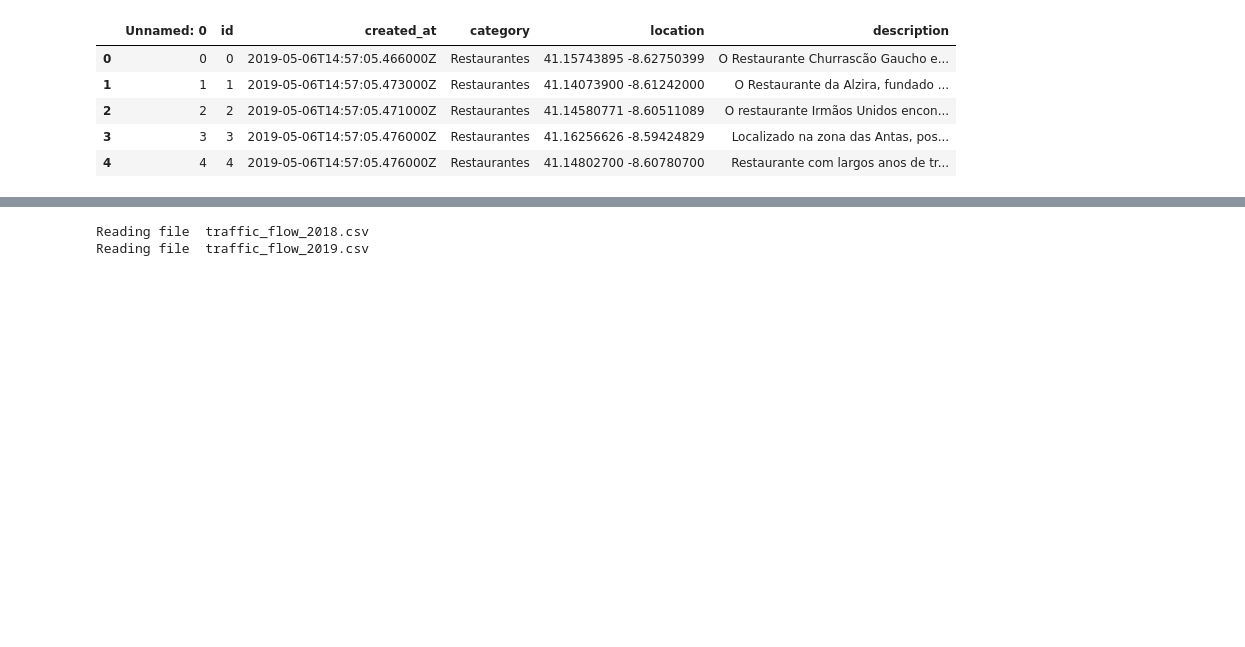
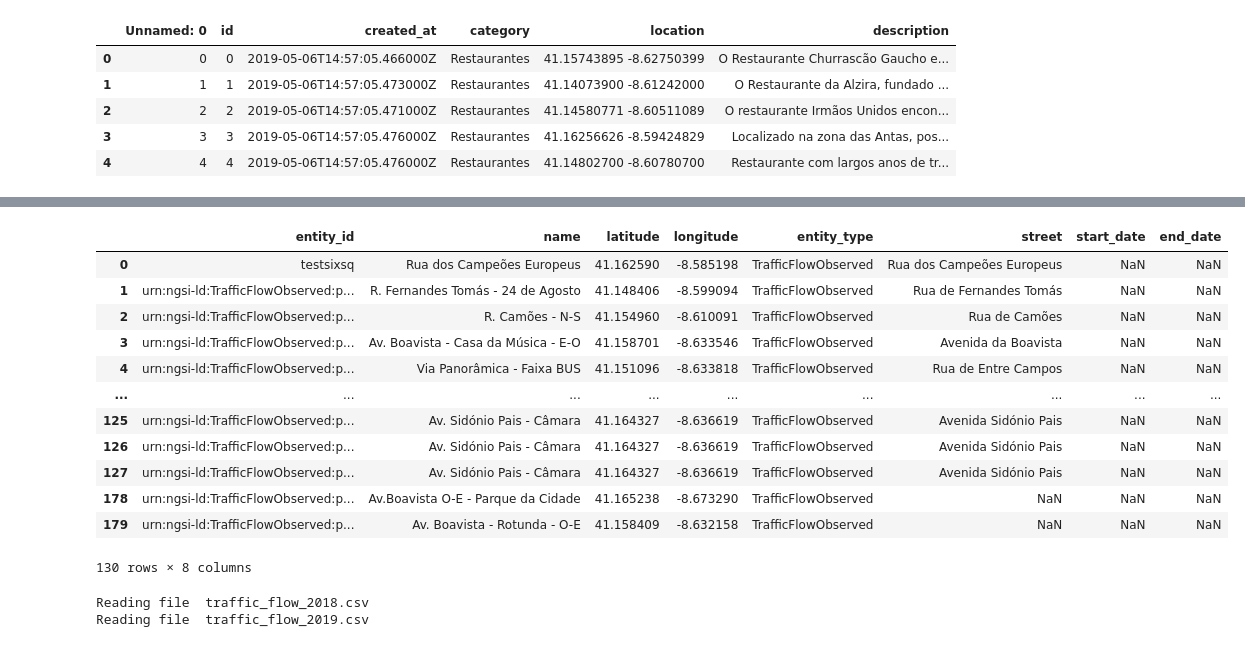
Before and after one commit to TiagoFilipeSousaGoncalves/wdl-tech-moguls, a Jupyter notebook: stage-2/code/Deliverable.ipynb, the cells around one changed output, grey strips where cells are left out. Cells and saved outputs as stored; diff of their text form; code cells hidden in the pictures; blank space fills up the shorter version.

```diff
--- a/stage-2/code/Deliverable.ipynb
+++ b/stage-2/code/Deliverable.ipynb
@@ -115,0 +91,3 @@ data_entities.head()
+# %%
+traffic_flow_entities = data_entities[data_entities.entity_type == 'TrafficFlowObserved']
+weather_entities = data_entities[data_entities.entity_type == 'WeatherObserved']
@@ -115,0 +104,16 @@ data_entities.head()
+# %%
+traffic_flow_entities
+# %% [output]
+|  | entity_id | name | latitude | longitude | entity_type | street | start_date | end_date |
+| 0 | testsixsq | Rua dos Campeões Europeus | 41.162590 | -8.585198 | TrafficFlowObserved | Rua dos Campeões Europeus | NaN | NaN |
+| 1 | urn:ngsi-ld:TrafficFlowObserved:p... | R. Fernandes Tomás - 24 de Agosto | 41.148406 | -8.599094 | TrafficFlowObserved | Rua de Fernandes Tomás | NaN | NaN |
+| 2 | urn:ngsi-ld:TrafficFlowObserved:p... | R. Camões - N-S | 41.154960 | -8.610091 | TrafficFlowObserved | Rua de Camões | NaN | NaN |
+| 3 | urn:ngsi-ld:TrafficFlowObserved:p... | Av. Boavista - Casa da Música - E-O | 41.158701 | -8.633546 | TrafficFlowObserved | Avenida da Boavista | NaN | NaN |
+| 4 | urn:ngsi-ld:TrafficFlowObserved:p... | Via Panorâmica - Faixa BUS | 41.151096 | -8.633818 | TrafficFlowObserved | Rua de Entre Campos | NaN | NaN |
+| ... | ... | ... | ... | ... | ... | ... | ... | ... |
+| 125 | urn:ngsi-ld:TrafficFlowObserved:p... | Av. Sidónio Pais - Câmara | 41.164327 | -8.636619 | TrafficFlowObserved | Avenida Sidónio Pais | NaN | NaN |
+| 126 | urn:ngsi-ld:TrafficFlowObserved:p... | Av. Sidónio Pais - Câmara | 41.164327 | -8.636619 | TrafficFlowObserved | Avenida Sidónio Pais | NaN | NaN |
+| 127 | urn:ngsi-ld:TrafficFlowObserved:p... | Av. Sidónio Pais - Câmara | 41.164327 | -8.636619 | TrafficFlowObserved | Avenida Sidónio Pais | NaN | NaN |
+| 178 | urn:ngsi-ld:TrafficFlowObserved:p... | Av.Boavista O-E - Parque da Cidade | 41.165238 | -8.673290 | TrafficFlowObserved | NaN | NaN | NaN |
+| 179 | urn:ngsi-ld:TrafficFlowObserved:p... | Av. Boavista - Rotunda - O-E | 41.158409 | -8.632158 | TrafficFlowObserved | NaN | NaN | NaN |
+130 rows × 8 columns
```
Also changed, not shown: parts of 31 cells of this notebook.
